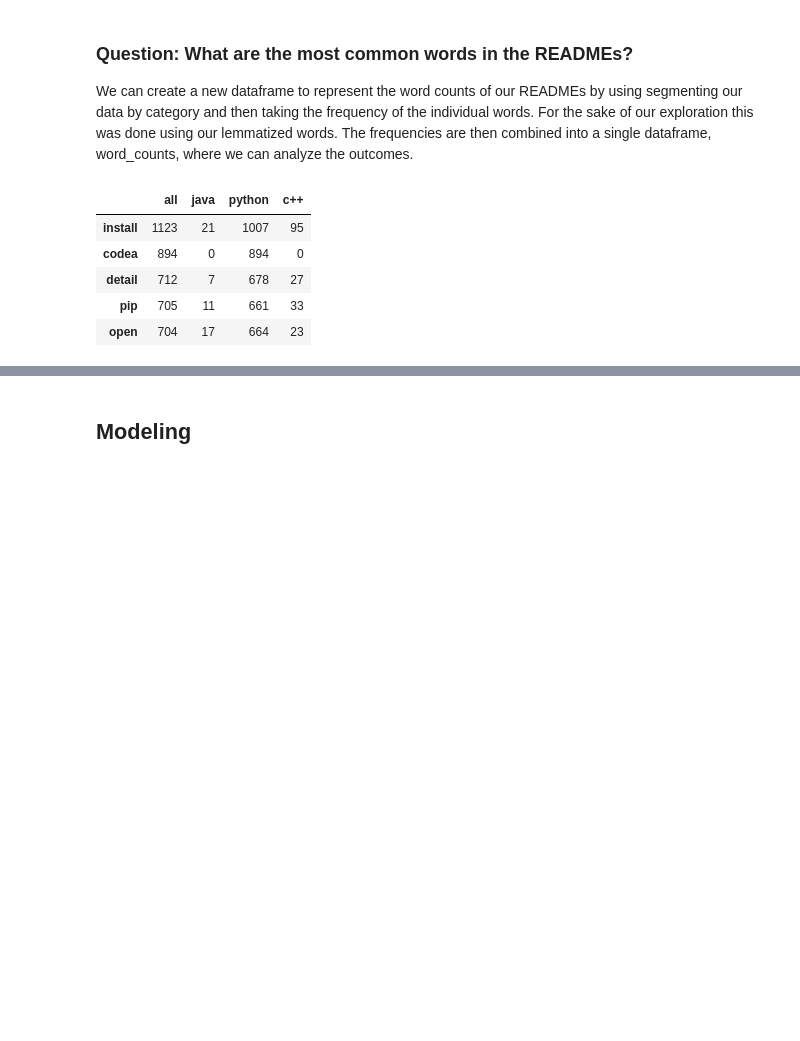
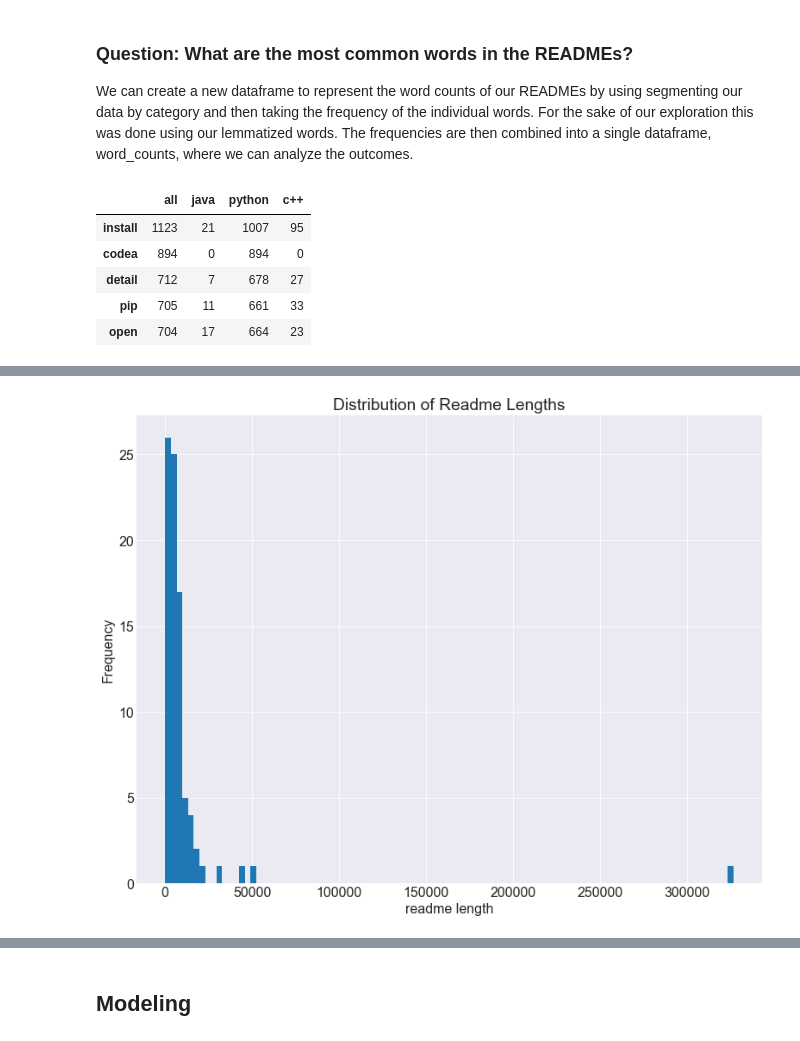
Before and after one commit to brandyn-oliver-jesse-nlp/github-readme-languages, a Jupyter notebook: final_notebook.ipynb, the cells around one changed output, grey strips where cells are left out. Cells and saved outputs as stored; diff of their text form; code cells hidden in the pictures; blank space fills up the shorter version.

```diff
--- a/final_notebook.ipynb
+++ b/final_notebook.ipynb
@@ -98,0 +130,8 @@ explore.common_words(word_counts)
+# %%
+# visualize distribution of readme lengths
+train.lem_length.plot.hist(bins=100)
+plt.title('Distribution of Readme Lengths')
+plt.xlabel('readme length')
+plt.show()
+# %% [output]
+[figure, added]
```
Also changed, not shown: parts of 14 cells of this notebook.
